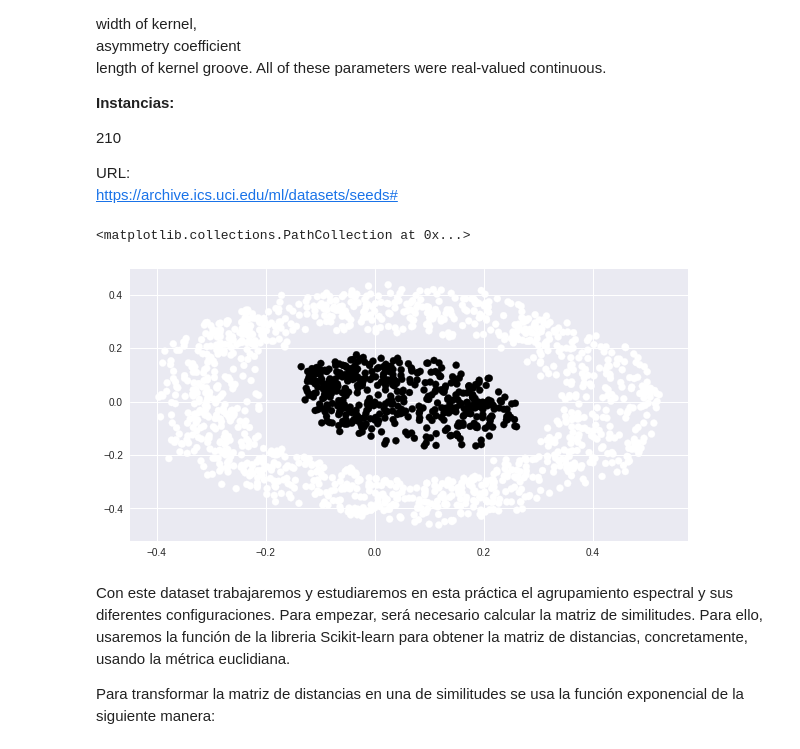
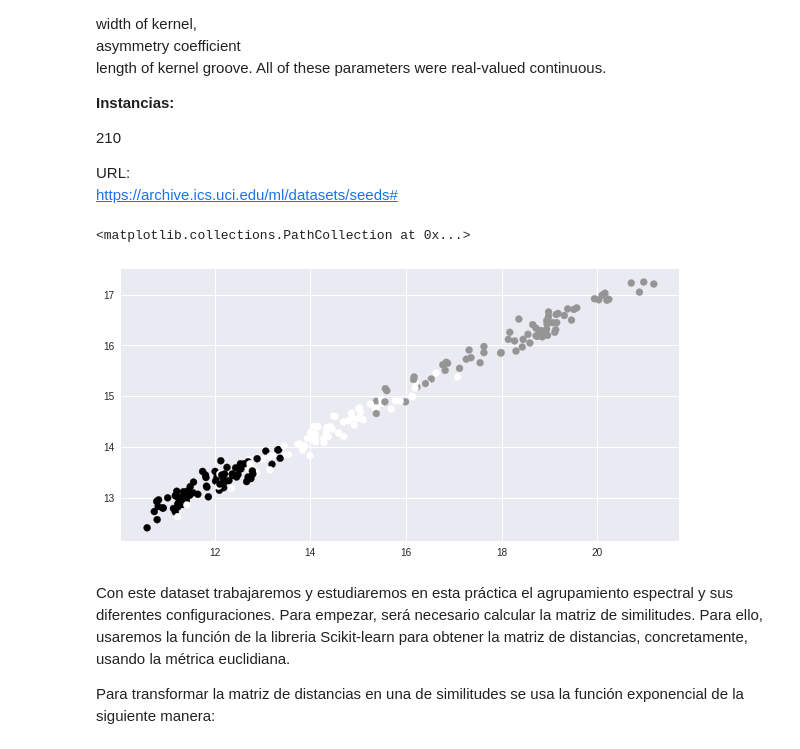
Before and after one commit to pachecoleonardo/metodosdeagrupamiento_nosupervisado, a Jupyter notebook: 03_espectral_laplace_1.ipynb, the cells around one changed output. Saved outputs shown, nothing was run; the diff lists cells and outputs as text; code cells hidden in the pictures.

```diff
--- a/03_espectral_laplace_1.ipynb
+++ b/03_espectral_laplace_1.ipynb
@@ -59,17 +59,18 @@ https://archive.ics.uci.edu/ml/datasets/seeds#
 # %%
 np.random.seed(17) # Fijamos una semilla para asegurar la reproducibilidad de la práctica
 
-data_file_url = 'https://raw.githubusercontent.com/jhernandezgonzalez/unsupervisedlearning/master/datasets/sinteticos/dataset_circulos_concentricos.csv'
-D = np.array(pd.read_csv(data_file_url,header=0))
-D = D[ np.random.choice(np.arange(D.shape[0]), D.shape[0], replace=False),:]
-Dx = D[:,:2]
-Dy = D[:,2]
+data_file_url = 'https://archive.ics.uci.edu/ml/machine-learning-databases/00236/seeds_dataset.txt'
+
+D = np.array(pd.read_csv(data_file_url,delimiter='\s+', header=None))
+D = D[ np.random.choice(np.arange(D.shape[0]), D.shape[0], replace=False) ,:]
+Dx = D[:,0:-1]
+Dy = D[:,-1]
 
 fig, ax = plt.subplots(figsize=(10,5))
 ax.scatter(Dx[:,0], Dx[:,1], c = Dy)
 # %% [output]
 <matplotlib.collections.PathCollection at 0x...>
-[figure, old version]
+[figure, new version]
 # %% [markdown]
 
 Con este dataset trabajaremos y estudiaremos en esta práctica el agrupamiento espectral y sus diferentes configuraciones. Para empezar, será necesario calcular la matriz de similitudes. Para ello, usaremos la función de la libreria Scikit-learn para obtener la matriz de distancias, concretamente, usando la métrica euclidiana.
```
Also changed, not shown: parts of 11 cells of this notebook.
